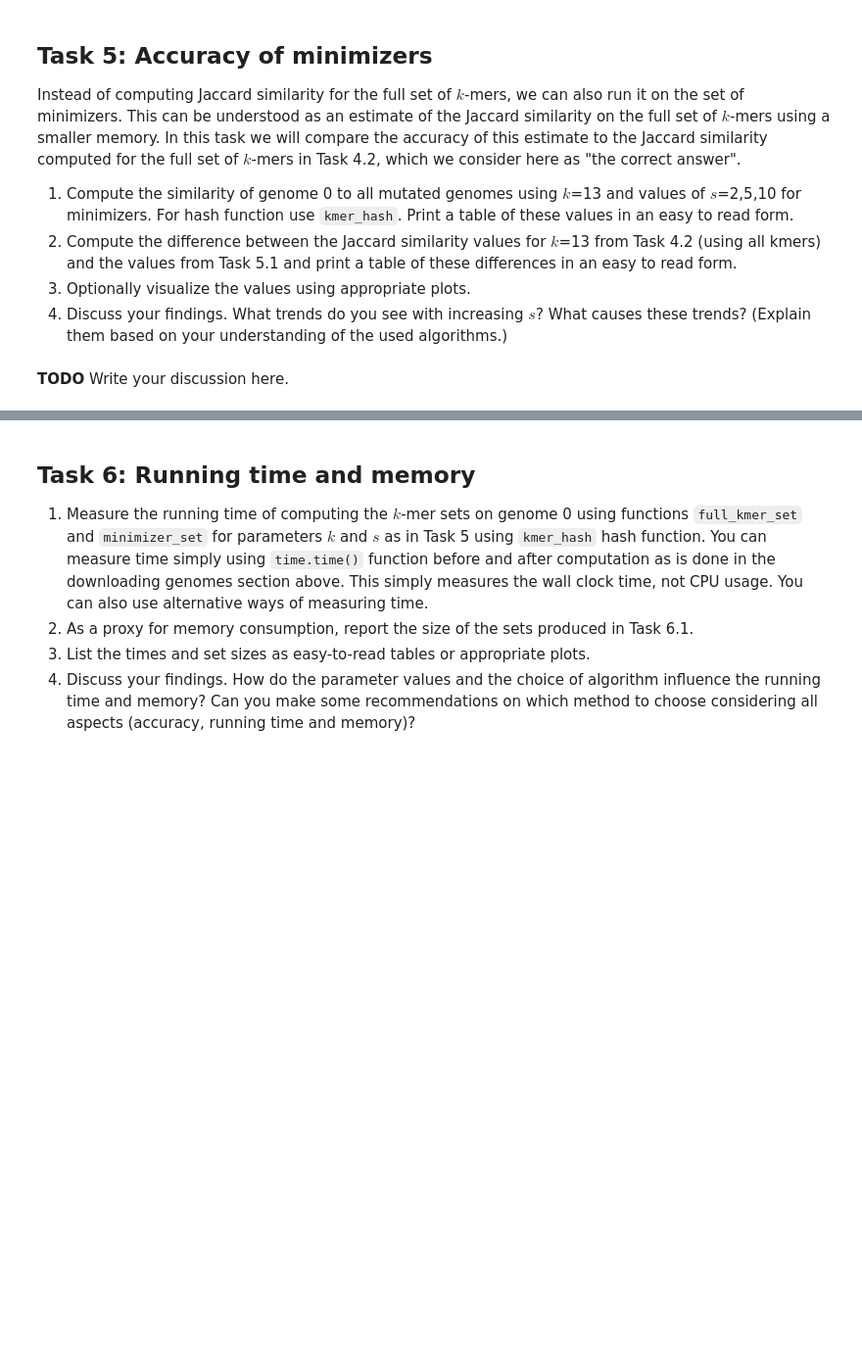
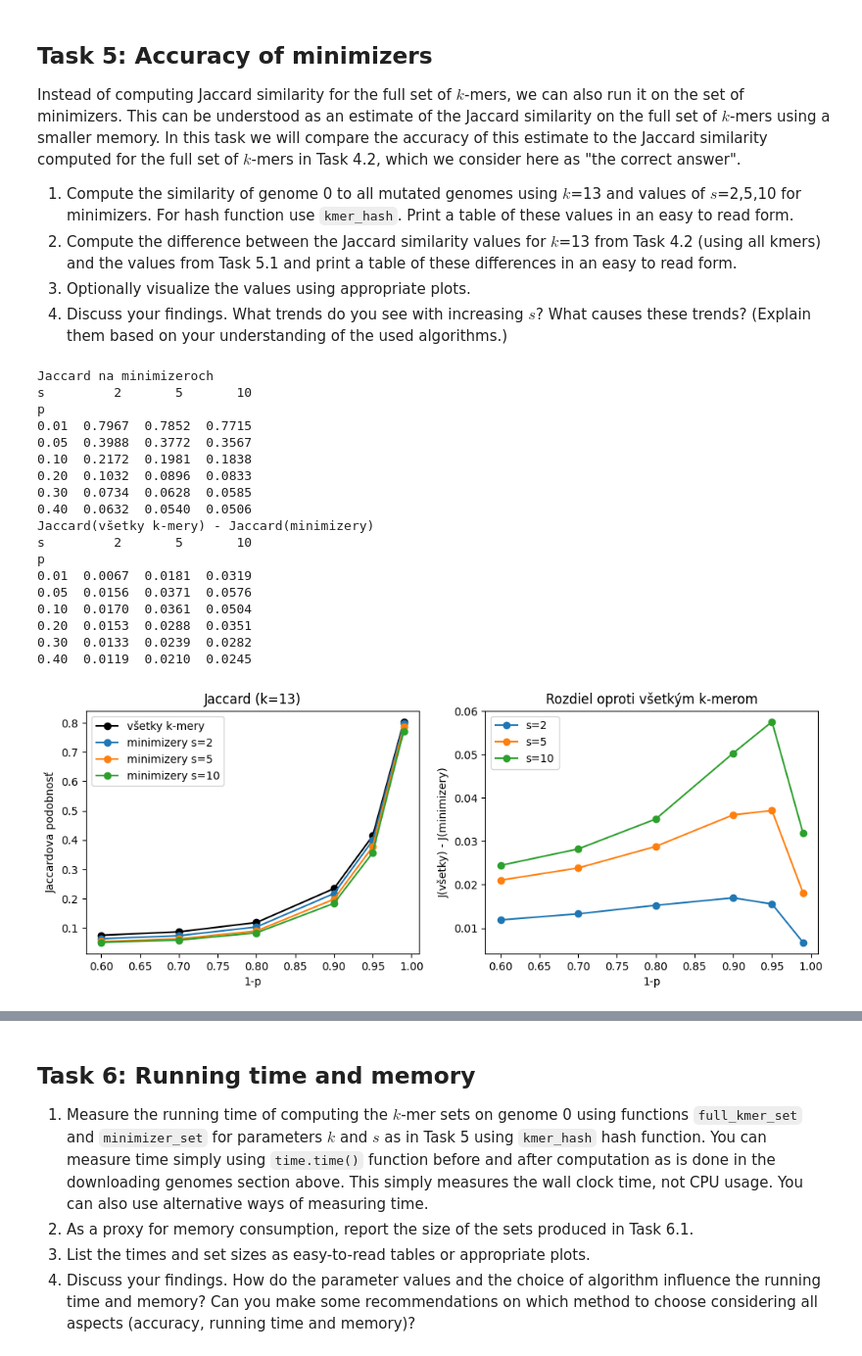
Before and after one commit to murajdas/bioinf, a Jupyter notebook: notebooks/a1i.ipynb, the cells around one changed output, grey strips where cells are left out. Shown at 98% size. Cells and saved outputs as stored; diff of their text form; code cells hidden in the pictures; blank space fills up the shorter version.

```diff
--- a/notebooks/a1i.ipynb
+++ b/notebooks/a1i.ipynb
@@ -509,2 +521,63 @@ Instead of computing Jaccard similarity for the full set of $k$-mers, we can als
-# %% [markdown]
-**TODO** Write your discussion here.
+# %%
+k = 13
+s_values = [2, 5, 10]
+
+#1
+min_j = pd.DataFrame(index=mutation_probabilities, columns=s_values, dtype=float)
+for s in s_values:
+    min_j[s] = minimizer_jaccard(real_genomes[0], mutated_genomes, k, s, kmer_hash)
+min_j.index.name = "p"
+min_j.columns.name = "s"
+print("Jaccard na minimizeroch")
+print(min_j.round(4))
+
+#2
+full_j = j[k]
+diff = pd.DataFrame({s: full_j - min_j[s] for s in s_values})
+diff.index.name = "p"
+diff.columns.name = "s"
+print("Jaccard(všetky k-mery) - Jaccard(minimizery)")
+print(diff.round(4))
+
+#3
+x = [1 - p for p in mutation_probabilities]
+plt.figure(figsize=(12, 4))
+
+plt.subplot(1, 2, 1)
+plt.plot(x, full_j, marker="o", color="black", label="všetky k-mery")
+for s in s_values:
+    plt.plot(x, min_j[s], marker="o", label=f"minimizery s={s}")
+plt.title("Jaccard (k=13)")
+plt.xlabel("1-p")
+plt.ylabel("Jaccardova podobnosť")
+plt.legend()
+
+plt.subplot(1, 2, 2)
+for s in s_values:
+    plt.plot(x, diff[s], marker="o", label=f"s={s}")
+plt.title("Rozdiel oproti všetkým k-merom")
+plt.xlabel("1-p")
+plt.ylabel("J(všetky) - J(minimizery)")
+plt.legend()
+
+plt.show()
+# %% [output]
+Jaccard na minimizeroch
+s         2       5       10
+p
+0.01  0.7967  0.7852  0.7715
+0.05  0.3988  0.3772  0.3567
+0.10  0.2172  0.1981  0.1838
+0.20  0.1032  0.0896  0.0833
+0.30  0.0734  0.0628  0.0585
+0.40  0.0632  0.0540  0.0506
+Jaccard(všetky k-mery) - Jaccard(minimizery)
+s         2       5       10
+p
+0.01  0.0067  0.0181  0.0319
+0.05  0.0156  0.0371  0.0576
+0.10  0.0170  0.0361  0.0504
+0.20  0.0153  0.0288  0.0351
+0.30  0.0133  0.0239  0.0282
+0.40  0.0119  0.0210  0.0245
+[figure, added]
```
Also changed, not shown: parts of 8 cells of this notebook.
